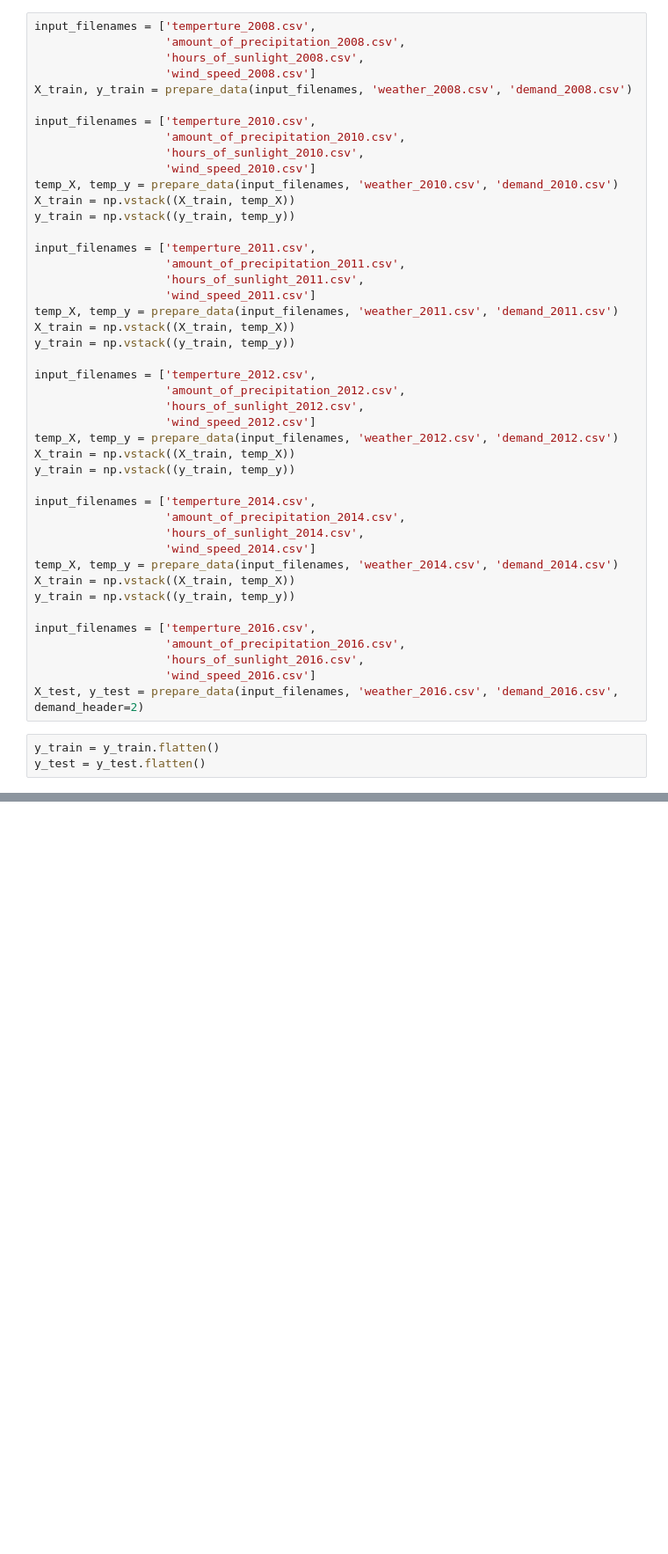
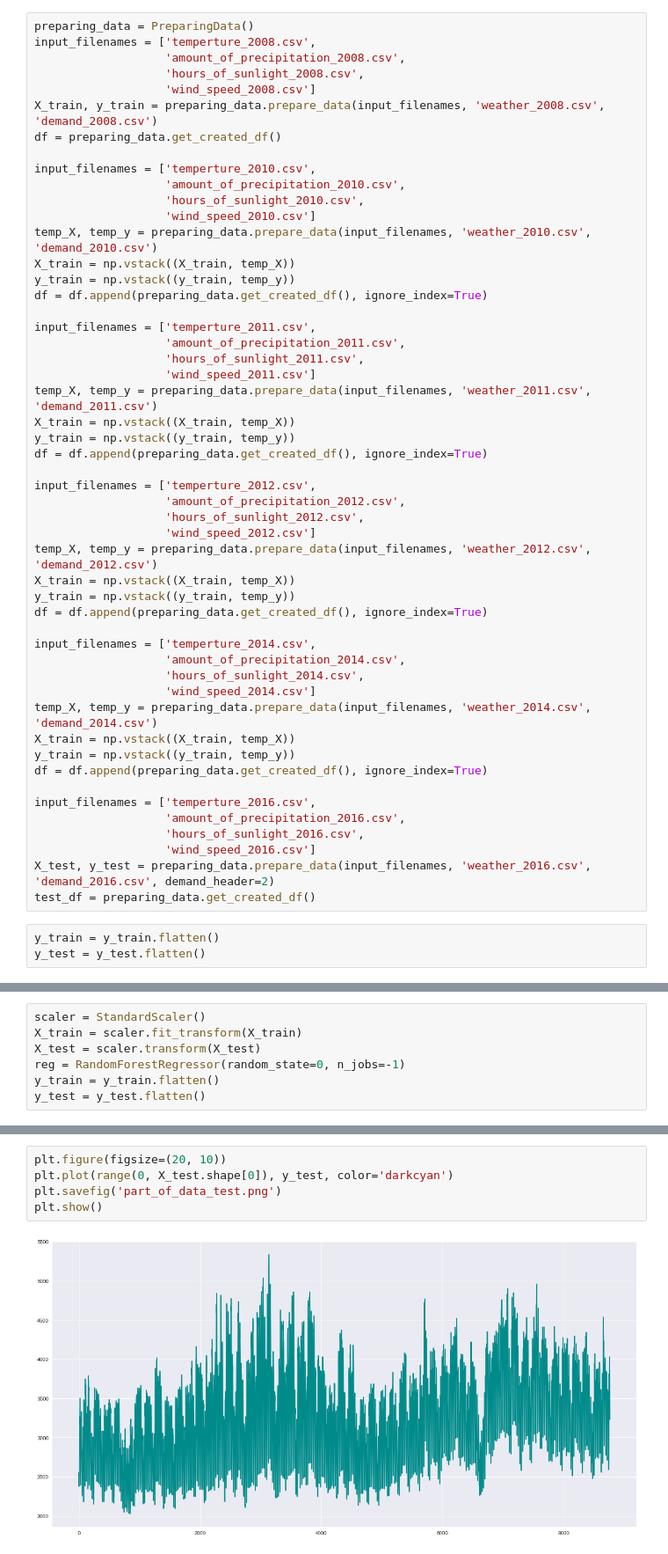
Before and after one commit to hiko1129/python_toy, a Jupyter notebook: predict_power_usage/predict.ipynb, the cells around one changed output, grey strips where cells are left out. Shown at 88% size. Drawn from its saved outputs; the diff is of its cells as text; blank space fills up the shorter version.

```diff
--- a/predict_power_usage/predict.ipynb
+++ b/predict_power_usage/predict.ipynb
@@ -3,47 +7,54 @@ from predict import *
 # %%
+preparing_data = PreparingData()
 input_filenames = ['temperture_2008.csv',
                    'amount_of_precipitation_2008.csv',
                    'hours_of_sunlight_2008.csv',
                    'wind_speed_2008.csv']
-X_train, y_train = prepare_data(input_filenames, 'weather_2008.csv', 'demand_2008.csv')
+X_train, y_train = preparing_data.prepare_data(input_filenames, 'weather_2008.csv', 'demand_2008.csv')
+df = preparing_data.get_created_df()
 
 input_filenames = ['temperture_2010.csv',
                    'amount_of_precipitation_2010.csv',
                    'hours_of_sunlight_2010.csv',
                    'wind_speed_2010.csv']
-temp_X, temp_y = prepare_data(input_filenames, 'weather_2010.csv', 'demand_2010.csv')
+temp_X, temp_y = preparing_data.prepare_data(input_filenames, 'weather_2010.csv', 'demand_2010.csv')
 X_train = np.vstack((X_train, temp_X))
 y_train = np.vstack((y_train, temp_y))
+df = df.append(preparing_data.get_created_df(), ignore_index=True)
 
 input_filenames = ['temperture_2011.csv',
                    'amount_of_precipitation_2011.csv',
                    'hours_of_sunlight_2011.csv',
                    'wind_speed_2011.csv']
-temp_X, temp_y = prepare_data(input_filenames, 'weather_2011.csv', 'demand_2011.csv')
+temp_X, temp_y = preparing_data.prepare_data(input_filenames, 'weather_2011.csv', 'demand_2011.csv')
 X_train = np.vstack((X_train, temp_X))
 y_train = np.vstack((y_train, temp_y))
+df = df.append(preparing_data.get_created_df(), ignore_index=True)
 
 input_filenames = ['temperture_2012.csv',
                    'amount_of_precipitation_2012.csv',
                    'hours_of_sunlight_2012.csv',
                    'wind_speed_2012.csv']
-temp_X, temp_y = prepare_data(input_filenames, 'weather_2012.csv', 'demand_2012.csv')
+temp_X, temp_y = preparing_data.prepare_data(input_filenames, 'weather_2012.csv', 'demand_2012.csv')
 X_train = np.vstack((X_train, temp_X))
 y_train = np.vstack((y_train, temp_y))
+df = df.append(preparing_data.get_created_df(), ignore_index=True)
 
 input_filenames = ['temperture_2014.csv',
                    'amount_of_precipitation_2014.csv',
                    'hours_of_sunlight_2014.csv',
                    'wind_speed_2014.csv']
-temp_X, temp_y = prepare_data(input_filenames, 'weather_2014.csv', 'demand_2014.csv')
+temp_X, temp_y = preparing_data.prepare_data(input_filenames, 'weather_2014.csv', 'demand_2014.csv')
 X_train = np.vstack((X_train, temp_X))
 y_train = np.vstack((y_train, temp_y))
+df = df.append(preparing_data.get_created_df(), ignore_index=True)
 
 input_filenames = ['temperture_2016.csv',
                    'amount_of_precipitation_2016.csv',
                    'hours_of_sunlight_2016.csv',
                    'wind_speed_2016.csv']
-X_test, y_test = prepare_data(input_filenames, 'weather_2016.csv', 'demand_2016.csv', demand_header=2)
+X_test, y_test = preparing_data.prepare_data(input_filenames, 'weather_2016.csv', 'demand_2016.csv', demand_header=2)
+test_df = preparing_data.get_created_df()
 # %%
 y_train = y_train.flatten()
 y_test = y_test.flatten()
@@ -81,0 +114,7 @@ plt.show()
+# %%
+scaler = StandardScaler()
+X_train = scaler.fit_transform(X_train)
+X_test = scaler.transform(X_test)
+reg = RandomForestRegressor(random_state=0, n_jobs=-1)
+y_train = y_train.flatten()
+y_test = y_test.flatten()
@@ -81,0 +165,7 @@ plt.show()
+# %%
+plt.figure(figsize=(20, 10))
+plt.plot(range(0, X_test.shape[0]), y_test, color='darkcyan')
+plt.savefig('part_of_data_test.png')
+plt.show()
+# %% [output]
+[figure, added]
```
Also changed, not shown: parts of 16 cells of this notebook, 15 other files.
